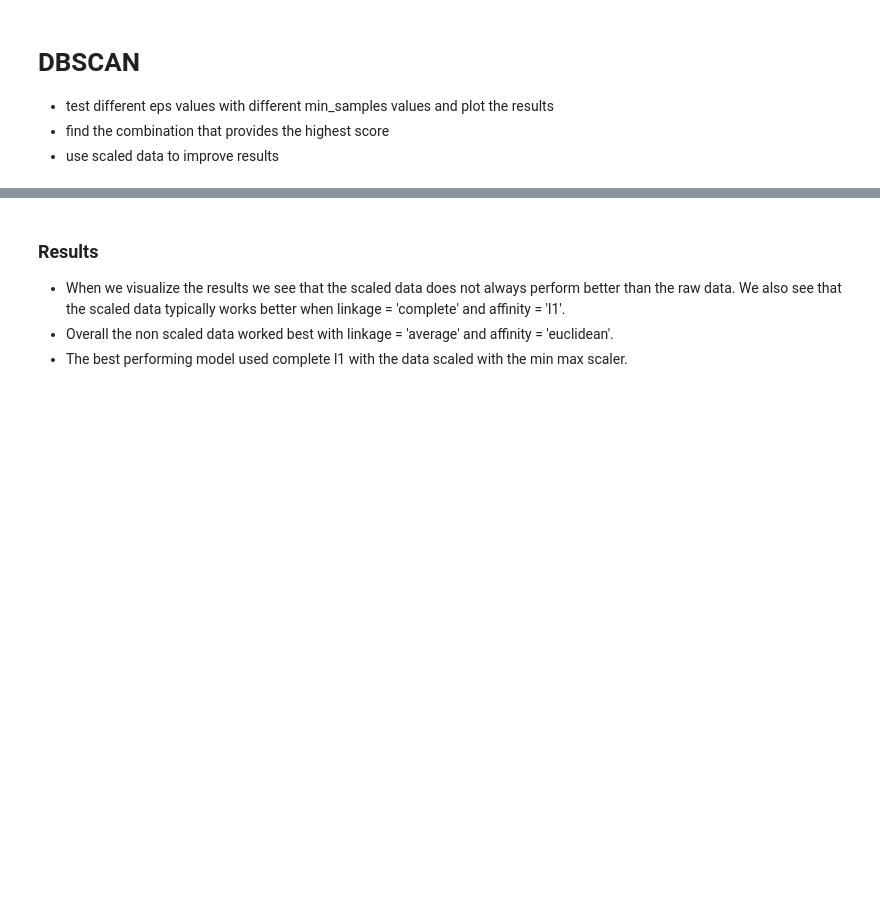
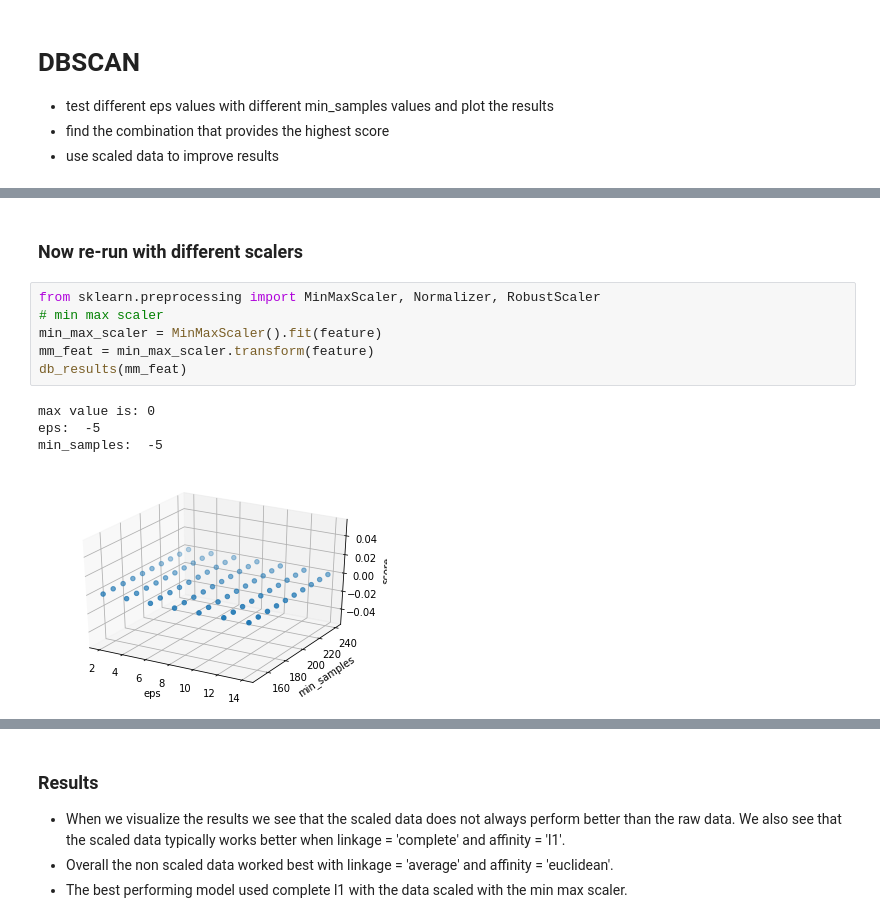
Before and after one commit to avneetgill/ensf544Project, a Jupyter notebook: Project1.2/Q3.ipynb, the cells around one changed output, grey strips where cells are left out. Saved outputs shown, nothing was run; the diff lists cells and outputs as text; blank space fills up the shorter version.

```diff
--- a/Project1.2/Q3.ipynb
+++ b/Project1.2/Q3.ipynb
@@ -245,0 +222,13 @@ min_samples:  200
+# %% [markdown]
+### Now re-run with different scalers
+# %%
+from sklearn.preprocessing import MinMaxScaler, Normalizer, RobustScaler
+# min max scaler
+min_max_scaler = MinMaxScaler().fit(feature)
+mm_feat = min_max_scaler.transform(feature)
+db_results(mm_feat)
+# %% [output]
+max value is: 0
+eps:  -5
+min_samples:  -5
+[figure, added]
```
Also changed, not shown: parts of 25 cells of this notebook.
